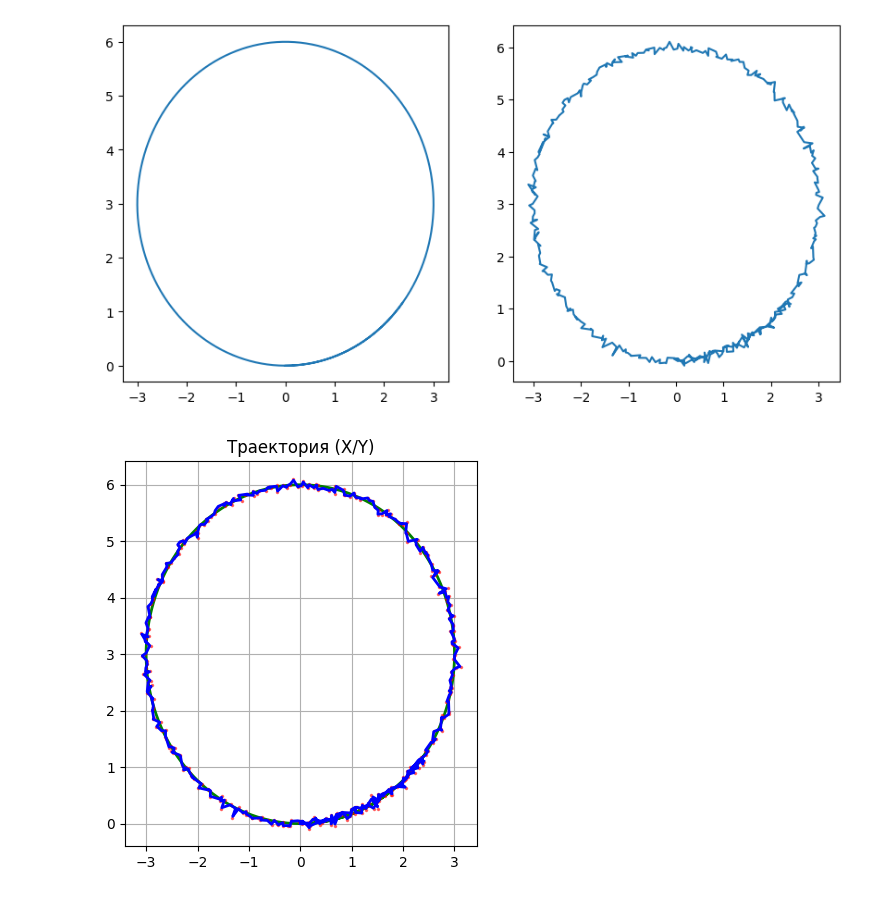
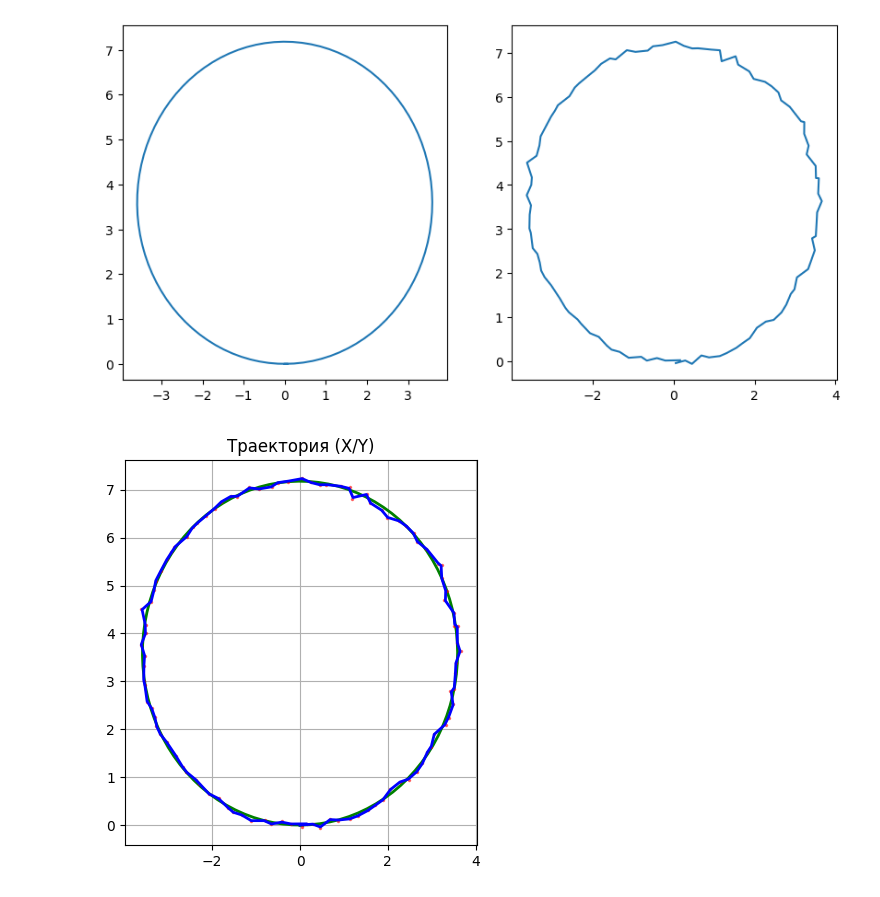
Before and after one commit to Akhazriil/Homework, a Jupyter notebook: DSP/lab1/lab1_1.ipynb, the cells around one changed output. Cells and saved outputs as stored; diff of their text form; code cells hidden in the pictures.

Commit message:
DSP_lab2_3 + images lab11

```diff
--- a/DSP/lab1/lab1_1.ipynb
+++ b/DSP/lab1/lab1_1.ipynb
@@ -4,9 +4,9 @@ import matplotlib.pyplot as plt
 import math
 import numpy as np
 
-
-u_L = [0.5] * 360
-u_R = [0.7] * 360
+N = 100
+u_L = [0.5] * N
+u_R = [1.76] * N
 
 # Радиусы колес
 W_R = 1
@@ -15,7 +15,7 @@ W_L = 1
 # Колесная база робота
 B = 2
 
-T = 0.1
+T = 0.2
 
 def s_L(k):
     return W_L * u_L[k]
@@ -27,7 +27,7 @@ def s_t(k):
     return (s_R(k) + s_L(k)) / 2
 
 def s_r(k):
-    return (s_R(k) - s_L(k)) / 2 * B
+    return (s_R(k) - s_L(k)) / (2 * B)
 
 length_u_L = len(u_L)
 
@@ -36,9 +36,11 @@ y_true = [0.0]
 r_true = [0.0]
 
 
-for k in range(length_u_L):
-    x_true.append(x_true[k] + T * s_t(k) * math.cos(r_true[k]) - (math.pow(T, 2) / 2 * s_t(k) * s_r(k) * math.sin(r_true[k])))
-    y_true.append(y_true[k] + T * s_t(k) * math.sin(r_true[k]) + (math.pow(T, 2) / 2 * s_t(k) * s_r(k) * math.cos(r_true[k])))
+for k in range(N):
+    x_true.append(x_true[k] + T * s_t(k) * math.cos(r_true[k]) -
+                  (T**2 / 2) * s_t(k) * s_r(k) * math.sin(r_true[k]))
+    y_true.append(y_true[k] + T * s_t(k) * math.sin(r_true[k]) +
+                  (T**2 / 2) * s_t(k) * s_r(k) * math.cos(r_true[k]))
     r_true.append(r_true[k] + T * s_r(k))
 
 
@@ -53,7 +55,7 @@ plt.subplot(1, 2, 2)
 plt.plot(x_obsession,y_obsession)
 plt.show()
 # %% [output]
-[figure, old version]
+[figure, new version]
 # %%
 
 X_est = np.array([[0.0],
@@ -93,31 +95,32 @@ def predict(state, k):
 # Запуск фильтра
 for k in range(length_u_L):
     # 1. Прогноз
     X_pred = predict(X_est, k)
     F = get_Jacobian(k, X_est)
     P_pred = F @ P @ F.T + Q
 
     # 2. Измерение
     Z_k = np.array([[x_obsession[k+1]], [y_obsession[k+1]], [r_obsession[k+1]]])
     H = np.eye(3)
 
     # 3. Коррекция
     S = H @ P_pred @ H.T + R
     K = P_pred @ H.T @ np.linalg.inv(S)
 
+    X_est = X_pred + K @ (Z_k - X_pred)
     P = (np.eye(3) - K @ H) @ P_pred
     X_history.append(X_est.copy())
 
 X_history = np.array(X_history).reshape(-1, 3)
 
 plt.figure(figsize=(10, 5))
 
 # График траектории (X vs Y)
 plt.subplot(1, 2, 1)
 plt.plot(x_true, y_true, 'g-', label='Истинная', linewidth=2)
 plt.plot(x_obsession, y_obsession, 'r.', label='Измерения (Шум)', markersize=3, alpha=0.5)
 plt.plot(X_history[:, 0], X_history[:, 1], 'b-', label='EKF Оценка', linewidth=2)
 plt.title('Траектория (X/Y)')
 plt.grid(True)
 # %% [output]
-[figure, old version]
+[figure, new version]
```
Also changed, not shown: parts of 1 cell of this notebook, 7 other files.
